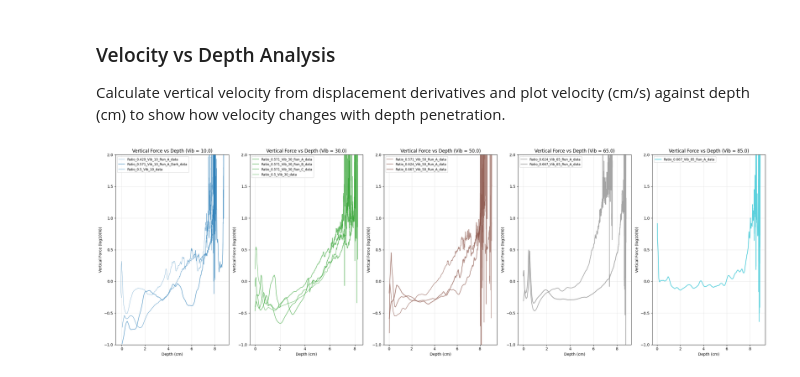
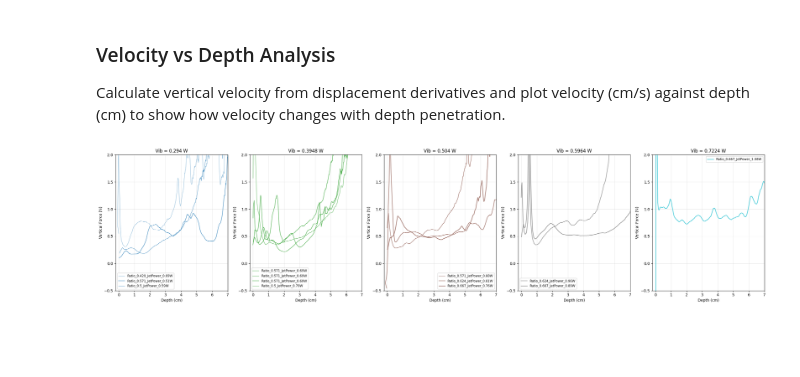
Before and after one commit to OzzysMess/clamming, a Jupyter notebook: vibcompare2.ipynb, the cells around one changed output. Saved outputs shown, nothing was run; the diff lists cells and outputs as text; code cells hidden in the pictures; blank space fills up the shorter version.

```diff
--- a/vibcompare2.ipynb
+++ b/vibcompare2.ipynb
@@ -259,38 +259,46 @@ for filename, data in results.items():
 
     # Calculate velocity as derivative of displacement with respect to time
     # Assuming 30 FPS, time step is 1/30 seconds
     dt = 1 / 30
     velocity = np.gradient(vertical_mean) / dt  # cm/s
     # Force = Total Power / Velocity
     v_power = vib_power_map.get(vib, 0)
     force = (v_power/ratio) / velocity
     # Plot force vs depth (vertical_mean is the depth)
     label = os.path.splitext(filename)[0]
+    parse_label = label.split('_')[0:2]
+    j_power = v_power / ratio
+    label = f"{parse_label[0]}_{parse_label[1]}_JetPower_{j_power:.2f}W"
 
     window = 7
     kernel = np.ones(window) / window
     force_smooth = np.convolve(force, kernel, mode='same')
-
     # Find the subplot index for this vib value
     vib_idx = unique_vibs.index(vib)
     ax = axes[vib_idx]
-    log_force = np.log10(force_smooth)
-    log_force = np.clip(log_force, -1, 2)  # Limit log force values for better visualization
 
-    ax.plot(vertical_mean, log_force, label=label,
+    # End force plot after reaching 2.0 - stop at first point where force exceeds 2
+    idx_exceed = np.where(force_smooth > 10)[0]
+    if len(idx_exceed) > 0:
+        stop_idx = idx_exceed[0]
+        force_smooth = force_smooth[:stop_idx]
+        vertical_mean = vertical_mean[:stop_idx]
+
+    ax.plot(vertical_mean, force_smooth, label=label,
              color=color, linewidth=ratio*5-1.5, alpha=0.7)
 
 # --- Final formatting ---
 for vib_idx, vib in enumerate(unique_vibs):
     ax = axes[vib_idx]
-    ax.set_title(f"Vertical Force vs Depth (Vib = {vib})")
+    ax.set_title(f"Vib = {vib_power_map.get(vib, 0)} W")
     ax.set_xlabel("Depth (cm)")
-    ax.set_ylabel("Vertical Force (log10(N))")
-    ax.set_ylim((-1,2))
+    ax.set_ylabel("Vertical Force (N)")
+    ax.set_ylim((-0.5,2))
+    ax.set_xlim((-0.2,7))
     ax.grid(True, alpha=0.3)
     ax.legend(fontsize='small', loc='best')
 
 plt.tight_layout()
 plt.show()
 # %% [output]
-[figure, old version]
+[figure, new version]
```
